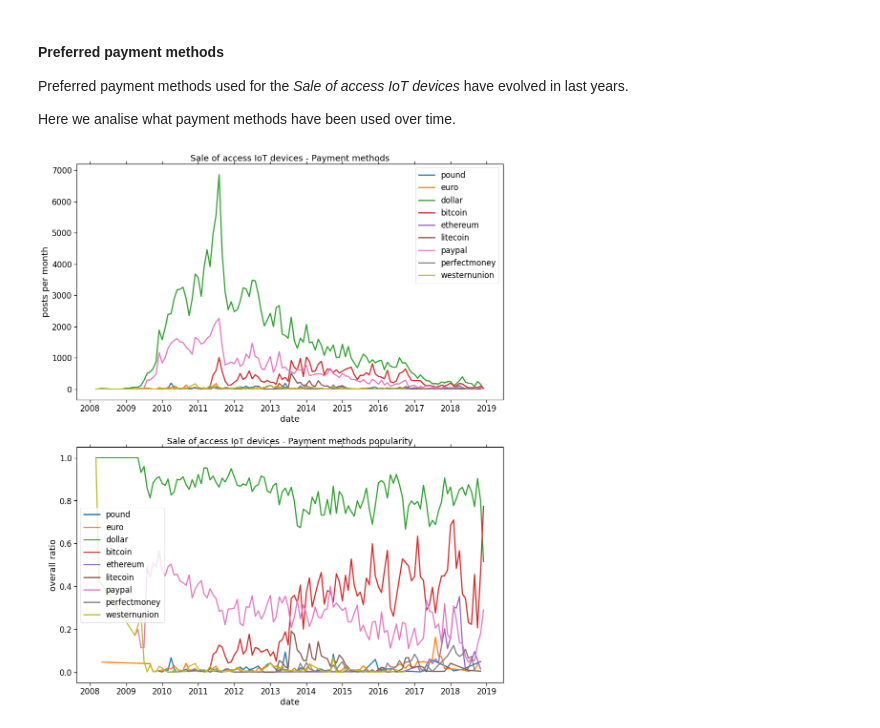
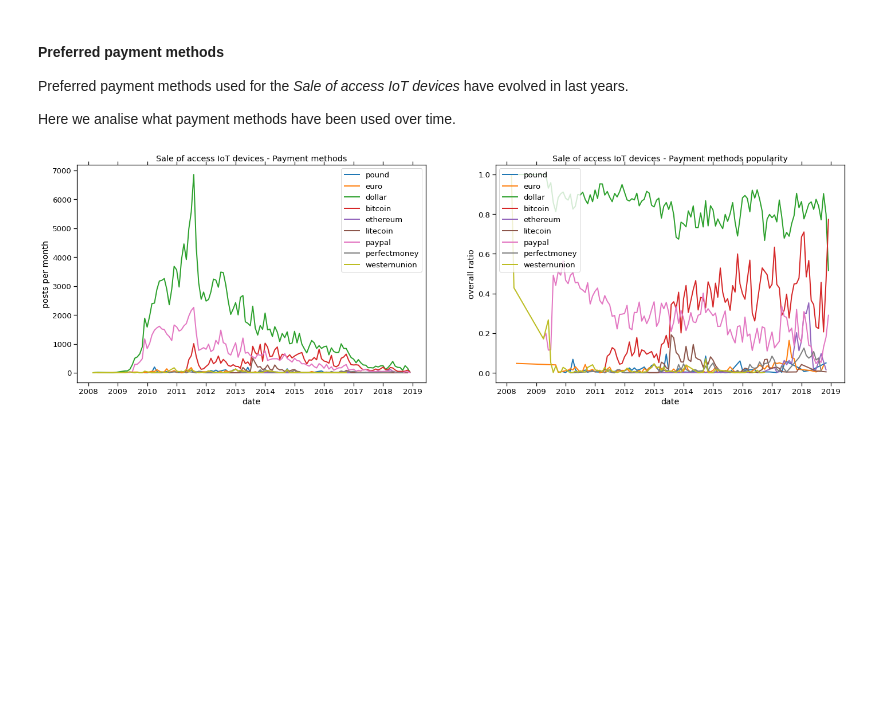
Before and after one commit to serfer2/tfm, a Jupyter notebook: notebook.ipynb, the cells around one changed output. Cells and saved outputs as stored; diff of their text form; code cells hidden in the pictures; blank space fills up the shorter version.

```diff
--- a/notebook.ipynb
+++ b/notebook.ipynb
@@ -46,7 +46,7 @@ from infrastructure.repositories import (
 )
 from shared.constants import PAYMENT_METHODS
 
-sn.set_context("notebook", font_scale=1.5, rc={"lines.linewidth": 2.5})
+sn.set_context("notebook", font_scale=1.2, rc={"lines.linewidth": 2.0})
 sn.set_palette("tab10")
 
 def get_dbc():
@@ -583,7 +643,7 @@ def _has_any_payment_method(content: str) -> bool:
             return True
     return False
 # %%
-fig, [ax1, ax2] = plt.subplots(2, 1, figsize=(16, 20))
+fig, [ax1, ax2] = plt.subplots(1, 2, figsize=(24, 7))
 
 dbc = get_dbc()
 posts_counter_service = HackForumsPostsCount(
@@ -601,33 +661,36 @@ add_date_column(df=full_with_payment_method_posts_count_df)
 
 full_with_payment_method_posts_by_date = get_posts_by_date(df=full_with_payment_method_posts_count_df)
 
 for pmethod_name, pmethod_data in PAYMENT_METHODS.items():
     _pmethod_df = labeled_full_df.loc[labeled_full_df.apply(lambda x: _has_payment_method(pmethod_name, x.content), axis=1)]
     _pmethod_thread_ids = list(set(_pmethod_df['thread']))
     if not _pmethod_thread_ids:
         continue
     _pmethod_thread_ids.sort()
     _pmethod_thread_posts_count = posts_counter_service.count_threads_posts(thread_ids=_pmethod_thread_ids)
     _pmethod_thread_posts_count_df = pd.DataFrame(_pmethod_thread_posts_count)
     add_date_column(df=_pmethod_thread_posts_count_df)
     add_posts_ratio_colum(df=_pmethod_thread_posts_count_df, total_posts_by_date=full_with_payment_method_posts_by_date)
-    sn.lineplot(data=_pmethod_thread_posts_count_df, x='date', y='posts', ax=ax1, label=pmethod_name)
-    sn.lineplot(data=_pmethod_thread_posts_count_df, x='date', y='posts_ratio', ax=ax2, label=pmethod_name)
+    g1 = sn.lineplot(data=_pmethod_thread_posts_count_df, x='date', y='posts', ax=ax1, label=pmethod_name)
+    g2 = sn.lineplot(data=_pmethod_thread_posts_count_df, x='date', y='posts_ratio', ax=ax2, label=pmethod_name)
+
+g2.legend(loc='upper right')
+g2.legend(loc='upper left')
 
 # Plot payment methods evolution as timeseries
 ax1.set_title('Sale of access IoT devices - Payment methods')
 ax1.xaxis.set_tick_params(reset=True)
 ax1.xaxis.set_major_locator(mdates.YearLocator(1))
 ax1.xaxis.set_major_formatter(mdates.DateFormatter('%Y'))
 ax1.set(ylabel='posts per month')
 
 # Plot payment methods popularity as timeseries (ratio)
 ax2.set_title('Sale of access IoT devices - Payment methods popularity')
 ax2.xaxis.set_tick_params(reset=True)
 ax2.xaxis.set_major_locator(mdates.YearLocator(1))
 ax2.xaxis.set_major_formatter(mdates.DateFormatter('%Y'))
 ax2.set(ylabel='overall ratio')
 
 dbc.close()
 # %% [output]
-[figure, old version]
+[figure, new version]
```
Also changed, not shown: parts of 18 cells of this notebook.
